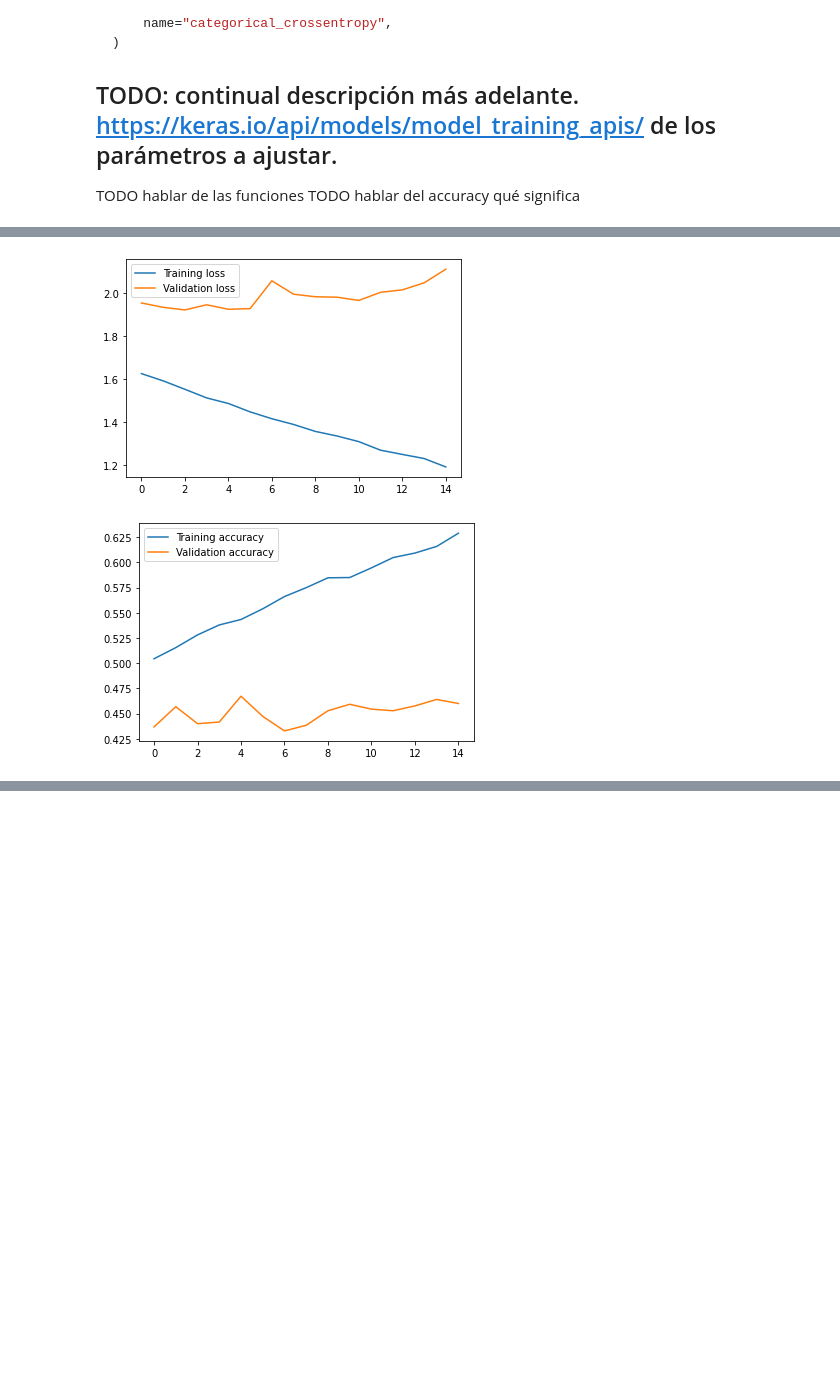
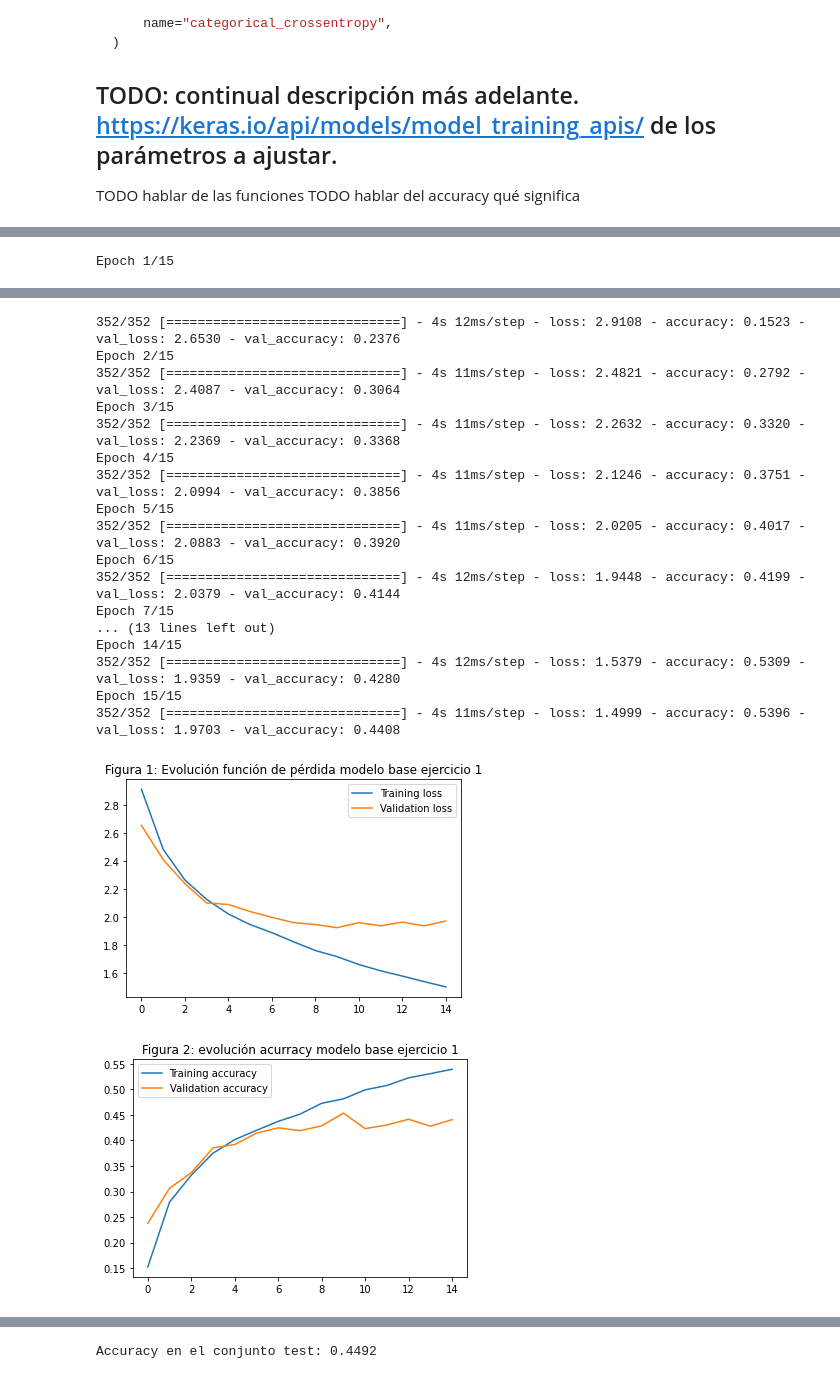
Before and after one commit to BlancaCC/Computer-vision, a Jupyter notebook: P3.ipynb, the cells around one changed output, grey strips where cells are left out. Drawn from its saved outputs; the diff is of its cells as text; code cells hidden in the pictures; blank space fills up the shorter version.

```diff
--- a/P3.ipynb
+++ b/P3.ipynb
@@ -15,8 +18,9 @@ Normalización del batch, p.e. BatchNormalization.
 Regularización: p.e. Dropout
 # %%
 #Importamos los paquetes necesarios para toda la práctica
-import tensorflow
+import tensorflow as tf
 import numpy as np
+import random
 import matplotlib.pyplot as plt
 import keras
 from keras.utils import np_utils
@@ -34,6 +38,11 @@ from tensorflow.keras.optimizers import SGD, Adam, RMSprop
 
 ######### variables globales
 num_classes = 25
+SEED = 1
+# inicializamos  semillas aleatorias al mismo valor
+random.seed(SEED)
+np.random.seed(SEED)
+tf.random.set_seed(SEED)
 
 # A partir de aquí has el final de la celda seguimos el esquema de la parte 1 y 2
 
@@ -106,8 +115,16 @@ def calcularAccuracy(labels, preds):
 # del entrenamiento del modelo (lo que devuelven las funciones
 # fit() y fit_generator()).
 
-def mostrarEvolucion(hist):
-  '''Historial contiene un diccionario, donde para un entrenamientod de dos épocas prodría ser de la forma:
+def mostrarEvolucion(hist, titulo1=None, titulo2=None):
+  '''
+  Esta función pinta dos gráficas, una con la evolución de la función
+ de pérdida en el conjunto de train y en el de validación, y otra
+ con la evolución del accuracy en el conjunto de train y en el de
+ validación. Es necesario pasarle como parámetro el historial
+del entrenamiento del modelo (lo que devuelven las funciones
+ fit() y fit_generator()).
+
+  Historial contiene un diccionario, donde para un entrenamientod de dos épocas prodría ser de la forma:
   'accuracy': [0.3411555588245392, 0.3743111193180084],
  'loss': [2.2396469116210938, 2.114685535430908],
  'val_accuracy': [0.3456000089645386, 0.376800000667572],
@@ -119,6 +136,8 @@ def mostrarEvolucion(hist):
   plt.plot(loss)
   plt.plot(val_loss)
   plt.legend(['Training loss', 'Validation loss'])
+  if(titulo1 != None):
+    plt.title(titulo1)
   plt.show()
 
 
@@ -127,6 +146,8 @@ def mostrarEvolucion(hist):
   plt.plot(acc)
   plt.plot(val_acc)
   plt.legend(['Training accuracy', 'Validation accuracy'])
+  if(titulo2 != None):
+    plt.title(titulo2)
   plt.show()
 
 # Cargamos imágenes y vemos su tamaño
@@ -572,7 +595,7 @@ evolucion_entrenamiento = model.fit(
      validation_split = porcentaje_validacion,
       verbose = 1)
 # Incluir función que muestre la evolución del entrenamiento y validación
-mostrarEvolucion(evolucion_entrenamiento)
+mostrarEvolucion(evolucion_entrenamiento, 'Figura 1: Evolución función de pérdida modelo base apartado 1', 'Figura 2: evolución acurracy modelo base apartado 1')
 
 #########################################################################
 ################ PREDICCIÓN SOBRE EL CONJUNTO DE TEST ###################
@@ -605,0 +614 @@ Epoch 15/15
+Epoch 1/15
@@ -606,2 +616,19 @@ Epoch 15/15
+352/352 [==============================] - 4s 12ms/step - loss: 2.9108 - accuracy: 0.1523 - val_loss: 2.6530 - val_accuracy: 0.2376
+Epoch 2/15
+352/352 [==============================] - 4s 11ms/step - loss: 2.4821 - accuracy: 0.2792 - val_loss: 2.4087 - val_accuracy: 0.3064
+Epoch 3/15
+352/352 [==============================] - 4s 11ms/step - loss: 2.2632 - accuracy: 0.3320 - val_loss: 2.2369 - val_accuracy: 0.3368
+Epoch 4/15
+352/352 [==============================] - 4s 11ms/step - loss: 2.1246 - accuracy: 0.3751 - val_loss: 2.0994 - val_accuracy: 0.3856
+Epoch 5/15
+352/352 [==============================] - 4s 11ms/step - loss: 2.0205 - accuracy: 0.4017 - val_loss: 2.0883 - val_accuracy: 0.3920
+Epoch 6/15
+352/352 [==============================] - 4s 12ms/step - loss: 1.9448 - accuracy: 0.4199 - val_loss: 2.0379 - val_accuracy: 0.4144
+Epoch 7/15
+... (13 lines left out)
+Epoch 14/15
+352/352 [==============================] - 4s 12ms/step - loss: 1.5379 - accuracy: 0.5309 - val_loss: 1.9359 - val_accuracy: 0.4280
+Epoch 15/15
+352/352 [==============================] - 4s 11ms/step - loss: 1.4999 - accuracy: 0.5396 - val_loss: 1.9703 - val_accuracy: 0.4408
-[figure, old version]
+[figure, new version]
-[figure, old version]
+[figure, new version]
@@ -610,3 +637,4 @@ Accuracy en el conjunto test: 0.4592
+Accuracy en el conjunto test: 0.4492
 # %% [markdown]
 ## Resultados del modelo
 
```
Also changed, not shown: parts of 8 cells of this notebook.
